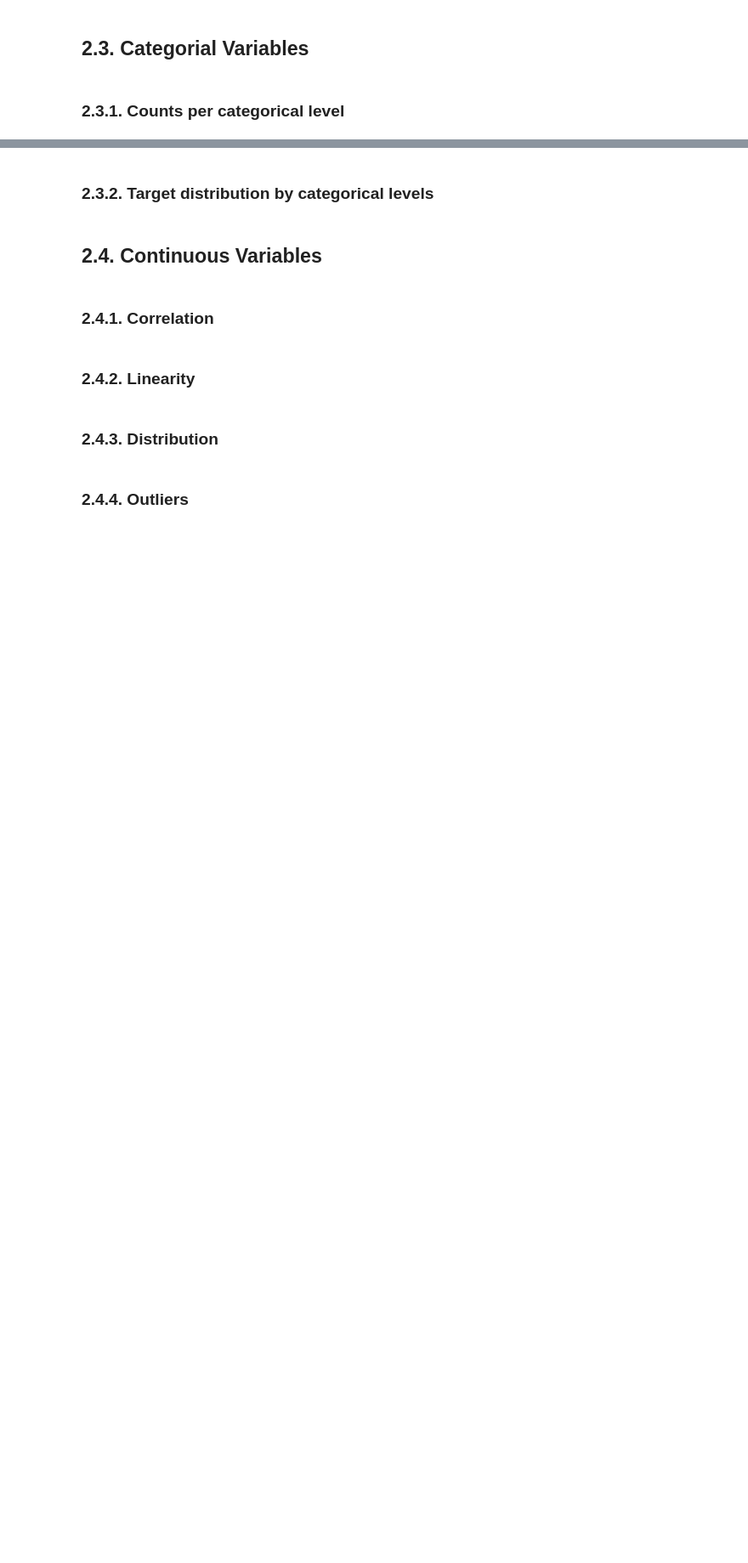
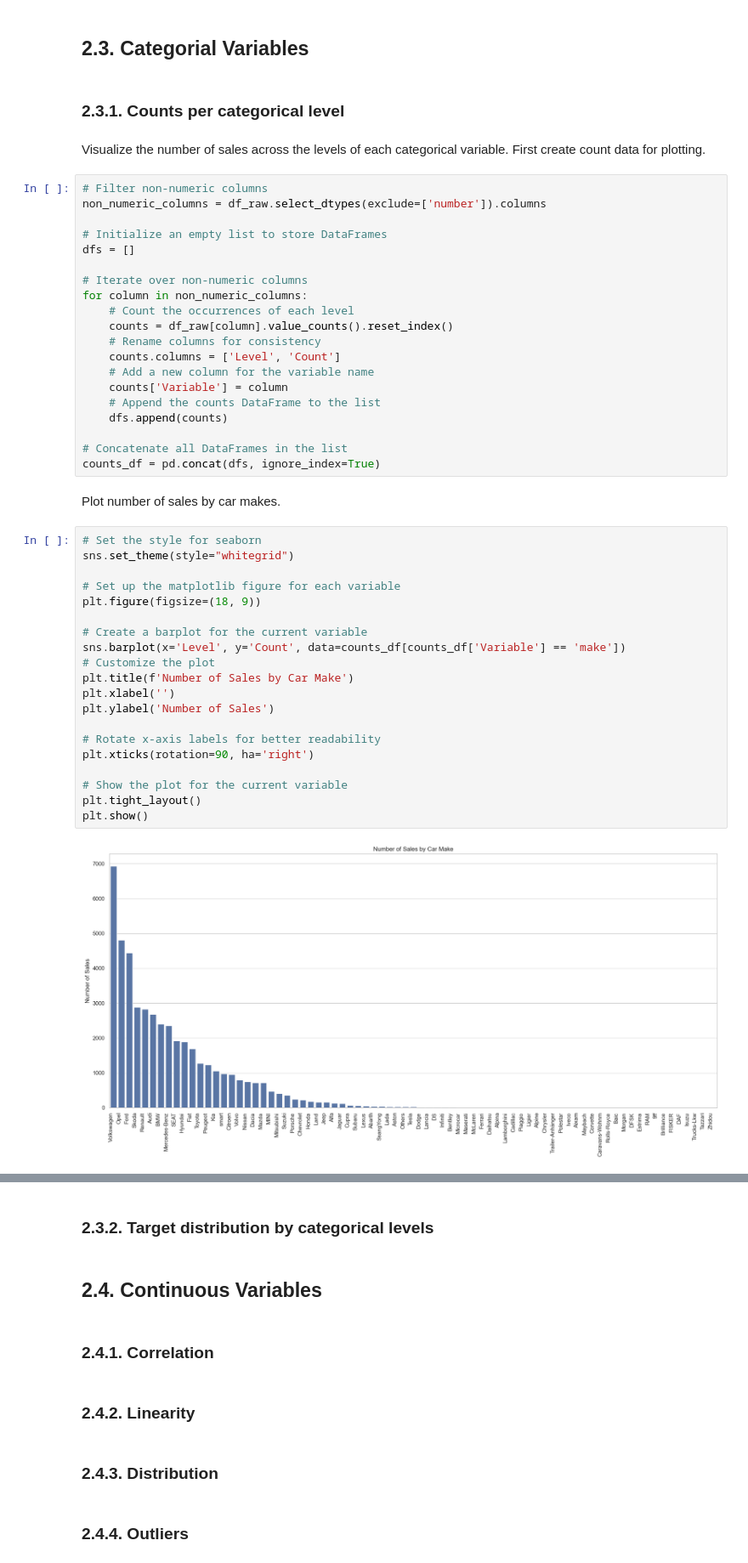
Before and after one commit to JAlbertOfficial/autoscout24-car-price-prediction, a Jupyter notebook: notebooks/1.0-ja-initial-data-exploration.ipynb, the cells around one changed output, grey strips where cells are left out. Shown at 85% size. Saved outputs shown, nothing was run; the diff lists cells and outputs as text; blank space fills up the shorter version.

Commit message:
docs: add code and documentation to create count data and plot number of sales vs makes, models, fuel types, gear types and offer types

```diff
--- a/notebooks/1.0-ja-initial-data-exploration.ipynb
+++ b/notebooks/1.0-ja-initial-data-exploration.ipynb
@@ -112,3 +112,49 @@ plt.show()
 ## 2.3. Categorial Variables
 # %% [markdown]
 ### 2.3.1. Counts per categorical level
+# %% [markdown]
+Visualize the number of sales across the levels of each categorical variable. First create count data for plotting.
+# %%
+# Filter non-numeric columns
+non_numeric_columns = df_raw.select_dtypes(exclude=['number']).columns
+
+# Initialize an empty list to store DataFrames
+dfs = []
+
+# Iterate over non-numeric columns
+for column in non_numeric_columns:
+    # Count the occurrences of each level
+    counts = df_raw[column].value_counts().reset_index()
+    # Rename columns for consistency
+    counts.columns = ['Level', 'Count']
+    # Add a new column for the variable name
+    counts['Variable'] = column
+    # Append the counts DataFrame to the list
+    dfs.append(counts)
+
+# Concatenate all DataFrames in the list
+counts_df = pd.concat(dfs, ignore_index=True)
+# %% [markdown]
+Plot number of sales by car makes.
+# %%
+# Set the style for seaborn
+sns.set_theme(style="whitegrid")
+
+# Set up the matplotlib figure for each variable
+plt.figure(figsize=(18, 9))
+
+# Create a barplot for the current variable
+sns.barplot(x='Level', y='Count', data=counts_df[counts_df['Variable'] == 'make'])
+# Customize the plot
+plt.title(f'Number of Sales by Car Make')
+plt.xlabel('')
+plt.ylabel('Number of Sales')
+
+# Rotate x-axis labels for better readability
+plt.xticks(rotation=90, ha='right')
+
+# Show the plot for the current variable
+plt.tight_layout()
+plt.show()
+# %% [output]
+[figure, added]
```
Also changed, not shown: parts of 14 cells of this notebook, 1 other file.
